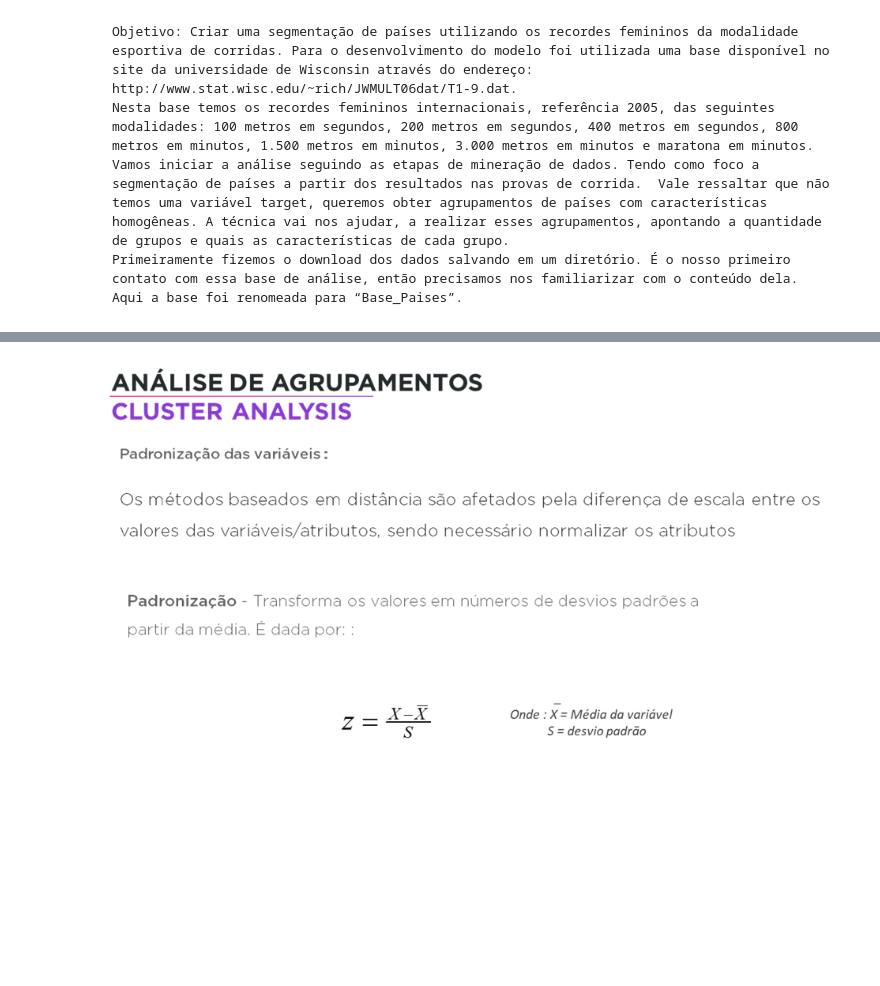
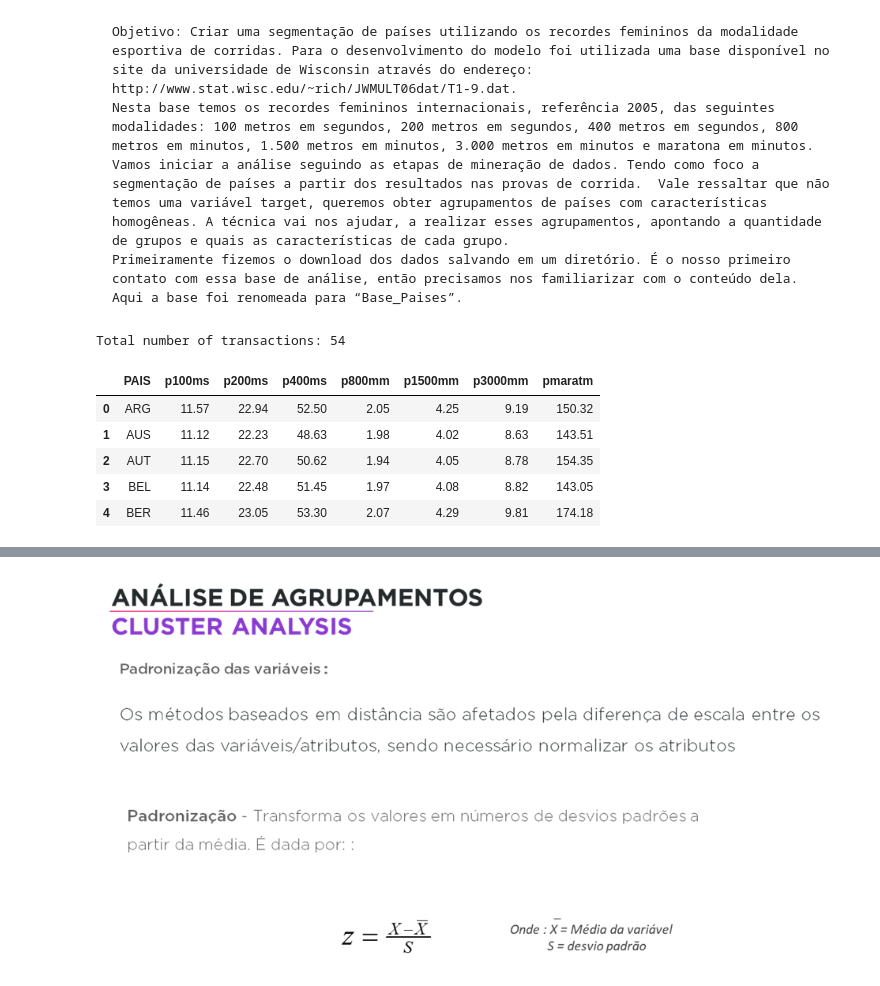
Before and after one commit to ghedin-alison/conceitos_ia, a Jupyter notebook: TécnicaNaoSupervisionada_Agrupamento_Paises.ipynb, the cells around one changed output, grey strips where cells are left out. Drawn from its saved outputs; the diff is of its cells as text; code cells hidden in the pictures; blank space fills up the shorter version.

```diff
--- a/TécnicaNaoSupervisionada_Agrupamento_Paises.ipynb
+++ b/TécnicaNaoSupervisionada_Agrupamento_Paises.ipynb
@@ -31,10 +31,18 @@ from collections import Counter
 # %%
 # Ler arquivo csv - lendo o conjunto de dados usando a função read_csv() dos Pandas.
 
-dados = pd.read_csv("C:/Users/AdelaideAlvesdeOlive/OneDrive - SD&W/1-Material/IAeML/TécnicaNãoSupervisionadsa/Base_Paises.csv", sep=";")
+dados = pd.read_csv(R"Base_Paises.csv", sep=";")
 
 print("Total number of transactions: "+ str(dados.shape[0]))
 dados.head(5)
+# %% [output]
+Total number of transactions: 54
+|  | PAIS | p100ms | p200ms | p400ms | p800mm | p1500mm | p3000mm | pmaratm |
+| 0 | ARG | 11.57 | 22.94 | 52.50 | 2.05 | 4.25 | 9.19 | 150.32 |
+| 1 | AUS | 11.12 | 22.23 | 48.63 | 1.98 | 4.02 | 8.63 | 143.51 |
+| 2 | AUT | 11.15 | 22.70 | 50.62 | 1.94 | 4.05 | 8.78 | 154.35 |
+| 3 | BEL | 11.14 | 22.48 | 51.45 | 1.97 | 4.08 | 8.82 | 143.05 |
+| 4 | BER | 11.46 | 23.05 | 53.30 | 2.07 | 4.29 | 9.81 | 174.18 |
 # %%
 # número de observações faltantes no dataset para cada variável
 dados.isnull().sum()
```
Also changed, not shown: parts of 27 cells of this notebook, 8 other files.
